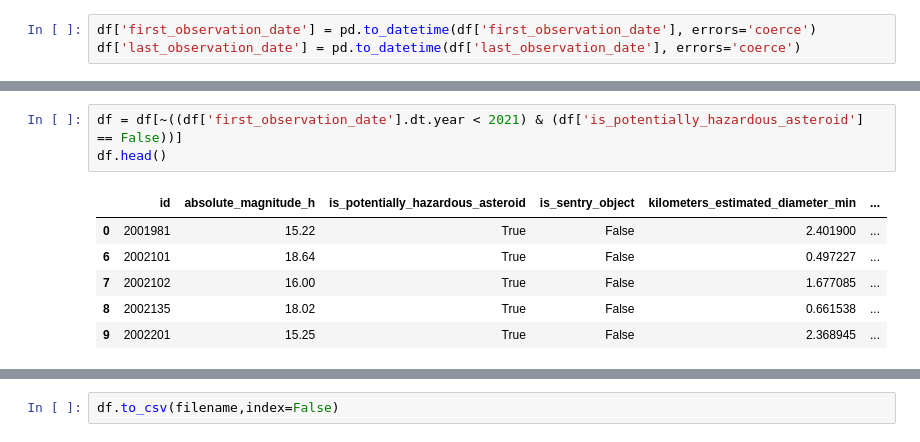
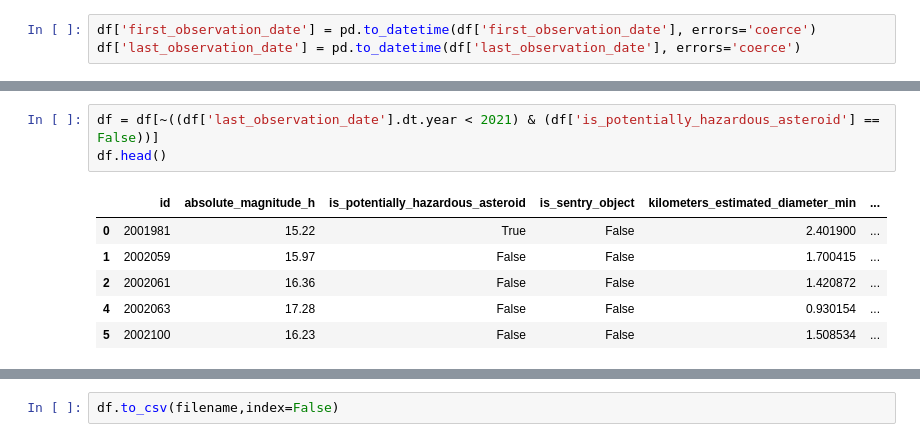
Before and after one commit to nhocratac/IE224-NEO, a Jupyter notebook: notebook/thang/fill_First_observation_date.ipynb, the cells around one changed output, grey strips where cells are left out. Saved outputs shown, nothing was run; the diff lists cells and outputs as text.

```diff
--- a/notebook/thang/fill_First_observation_date.ipynb
+++ b/notebook/thang/fill_First_observation_date.ipynb
@@ -37,10 +39,10 @@ df['first_observation_date'] = pd.to_datetime(df['first_observation_date'], erro
 # %%
-df = df[~((df['first_observation_date'].dt.year < 2021) & (df['is_potentially_hazardous_asteroid'] == False))]
+df = df[~((df['last_observation_date'].dt.year < 2021) & (df['is_potentially_hazardous_asteroid'] == False))]
 df.head()
 # %% [output]
 |  | id | absolute_magnitude_h | is_potentially_hazardous_asteroid | is_sentry_object | kilometers_estimated_diameter_min | ... |
 | 0 | 2001981 | 15.22 | True | False | 2.401900 | ... |
-| 6 | 2002101 | 18.64 | True | False | 0.497227 | ... |
-| 7 | 2002102 | 16.00 | True | False | 1.677085 | ... |
-| 8 | 2002135 | 18.02 | True | False | 0.661538 | ... |
-| 9 | 2002201 | 15.25 | True | False | 2.368945 | ... |
+| 1 | 2002059 | 15.97 | False | False | 1.700415 | ... |
+| 2 | 2002061 | 16.36 | False | False | 1.420872 | ... |
+| 4 | 2002063 | 17.28 | False | False | 0.930154 | ... |
+| 5 | 2002100 | 16.23 | False | False | 1.508534 | ... |
```
Also changed, not shown: parts of 7 cells of this notebook, 6 other files.
